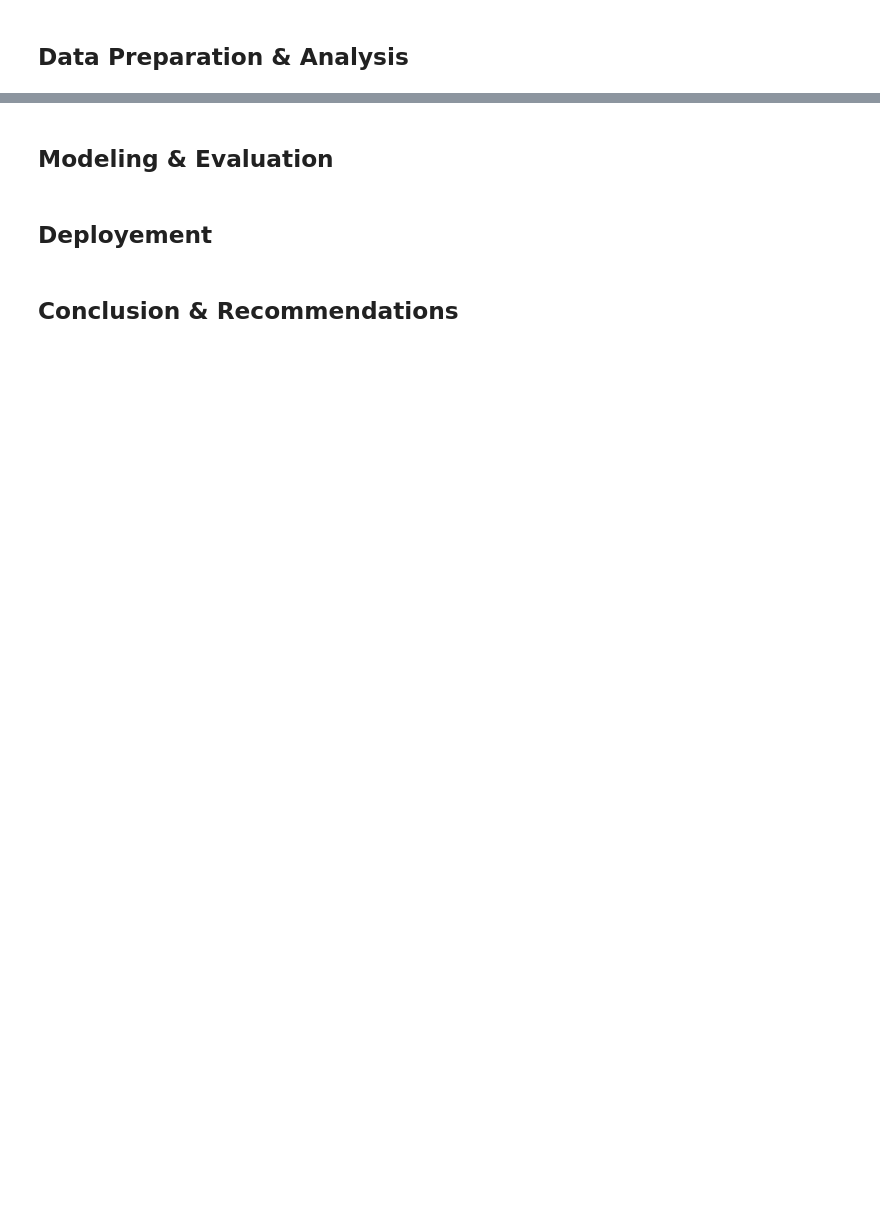
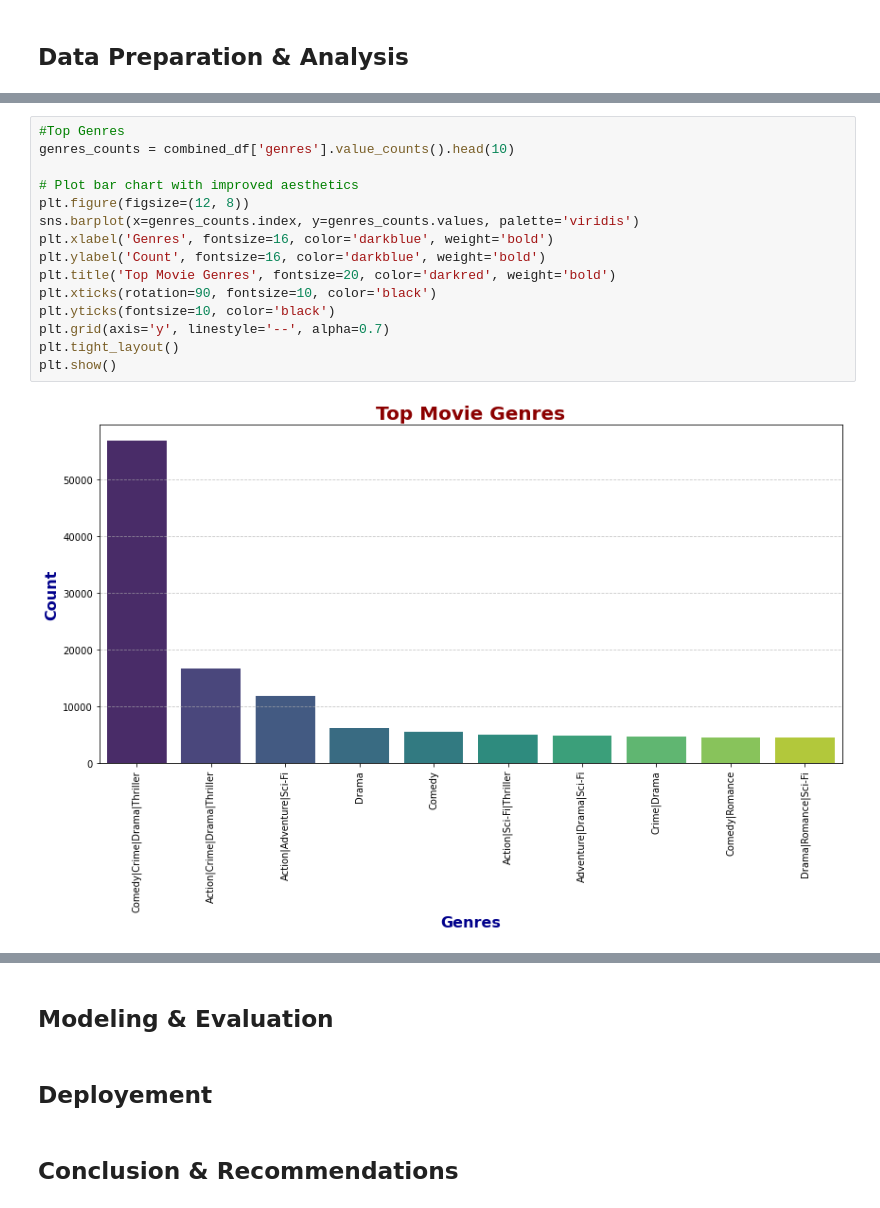
Before and after one commit to NashonOkumu/movie-recommendation, a Jupyter notebook: movie-recommendation.ipynb, the cells around one changed output, grey strips where cells are left out. Drawn from its saved outputs; the diff is of its cells as text; blank space fills up the shorter version.

```diff
--- a/movie-recommendation.ipynb
+++ b/movie-recommendation.ipynb
@@ -17,0 +394,17 @@
+# %%
+#Top Genres
+genres_counts = combined_df['genres'].value_counts().head(10)
+
+# Plot bar chart with improved aesthetics
+plt.figure(figsize=(12, 8))
+sns.barplot(x=genres_counts.index, y=genres_counts.values, palette='viridis')
+plt.xlabel('Genres', fontsize=16, color='darkblue', weight='bold')
+plt.ylabel('Count', fontsize=16, color='darkblue', weight='bold')
+plt.title('Top Movie Genres', fontsize=20, color='darkred', weight='bold')
+plt.xticks(rotation=90, fontsize=10, color='black')
+plt.yticks(fontsize=10, color='black')
+plt.grid(axis='y', linestyle='--', alpha=0.7)
+plt.tight_layout()
+plt.show()
+# %% [output]
+[figure, added]
```
Also changed, not shown: parts of 35 cells of this notebook, 6 other files.
